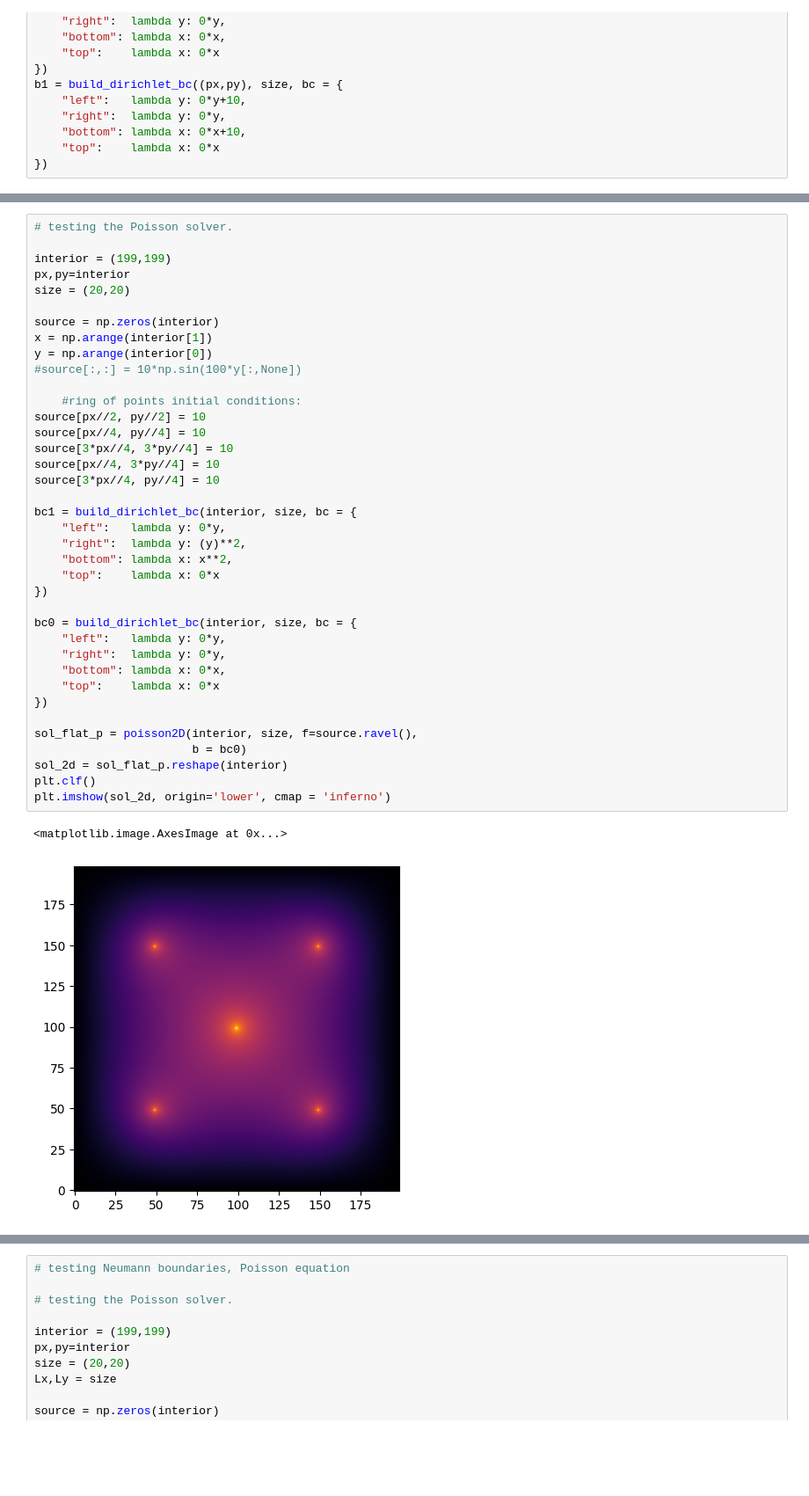
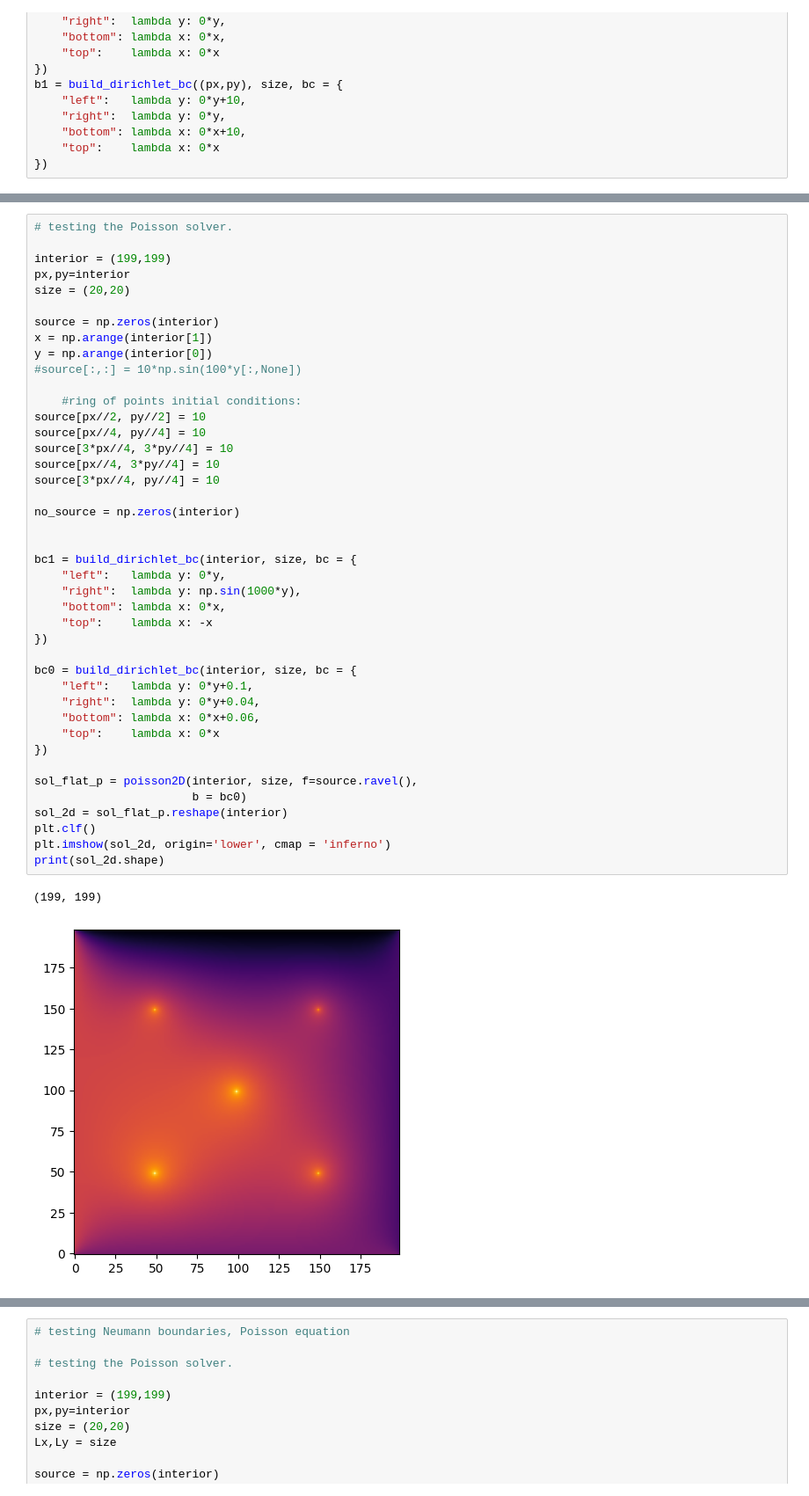
Before and after one commit to XDMisonoXDMikaXD/diffy-qs-solver, a Jupyter notebook: 2D_heat.ipynb, the cells around one changed output, grey strips where cells are left out. Shown at 88% size. Drawn from its saved outputs; the diff is of its cells as text; blank space fills up the shorter version.

```diff
--- a/2D_heat.ipynb
+++ b/2D_heat.ipynb
@@ -309,38 +311,42 @@ plt.imshow(sol_2d, origin='lower', cmap = 'inferno')
 interior = (199,199)
 px,py=interior
 size = (20,20)
 
 source = np.zeros(interior)
 x = np.arange(interior[1])
 y = np.arange(interior[0])
 #source[:,:] = 10*np.sin(100*y[:,None])
 
     #ring of points initial conditions:
 source[px//2, py//2] = 10
 source[px//4, py//4] = 10
 source[3*px//4, 3*py//4] = 10
 source[px//4, 3*py//4] = 10
 source[3*px//4, py//4] = 10
 
+no_source = np.zeros(interior)
+
+
 bc1 = build_dirichlet_bc(interior, size, bc = {
     "left":   lambda y: 0*y,
-    "right":  lambda y: (y)**2,
-    "bottom": lambda x: x**2,
-    "top":    lambda x: 0*x
+    "right":  lambda y: np.sin(1000*y),
+    "bottom": lambda x: 0*x,
+    "top":    lambda x: -x
 })
 
 bc0 = build_dirichlet_bc(interior, size, bc = {
-    "left":   lambda y: 0*y,
-    "right":  lambda y: 0*y,
-    "bottom": lambda x: 0*x,
+    "left":   lambda y: 0*y+0.1,
+    "right":  lambda y: 0*y+0.04,
+    "bottom": lambda x: 0*x+0.06,
     "top":    lambda x: 0*x
 })
 
 sol_flat_p = poisson2D(interior, size, f=source.ravel(),
                        b = bc0)
 sol_2d = sol_flat_p.reshape(interior)
 plt.clf()
 plt.imshow(sol_2d, origin='lower', cmap = 'inferno')
+print(sol_2d.shape)
 # %% [output]
-<matplotlib.image.AxesImage at 0x...>
+(199, 199)
-[figure, old version]
+[figure, new version]
```
Also changed, not shown: parts of 2 cells of this notebook, 1 other file.
